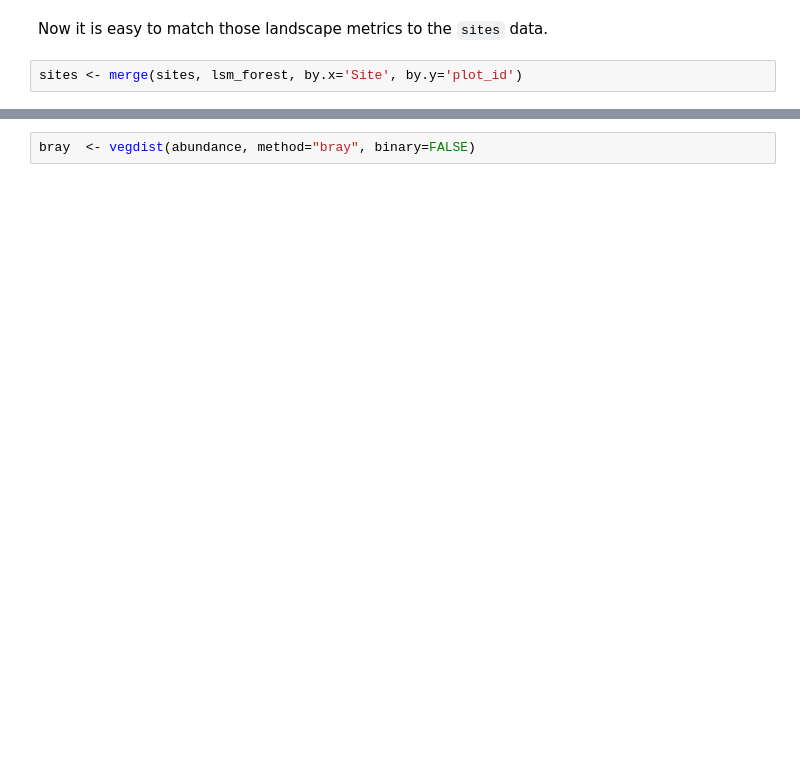
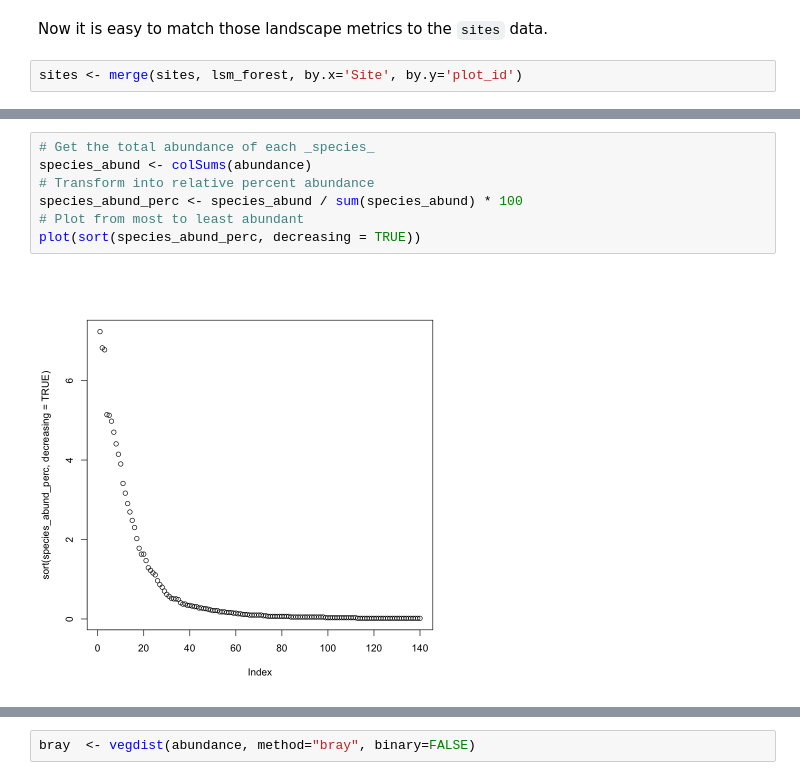
Before and after one commit to davidorme/Masters_GIS, a Jupyter notebook: _sources/practical_4/LEC_week_myst.ipynb, the cells around one changed output, grey strips where cells are left out. Drawn from its saved outputs; the diff is of its cells as text; blank space fills up the shorter version.

```diff
--- a/_sources/practical_4/LEC_week_myst.ipynb
+++ b/_sources/practical_4/LEC_week_myst.ipynb
@@ -401 +563,10 @@ plot(richness ~ total_abundance, data=sites)
+# %%
+# Get the total abundance of each _species_
+species_abund <- colSums(abundance)
+# Transform into relative percent abundance
+species_abund_perc <- species_abund / sum(species_abund) * 100
+# Plot from most to least abundant
+plot(sort(species_abund_perc, decreasing = TRUE))
+# %% [output]
+[figure, added]
 # %% [markdown]
```
Also changed, not shown: parts of 44 cells of this notebook, 51 other files.
